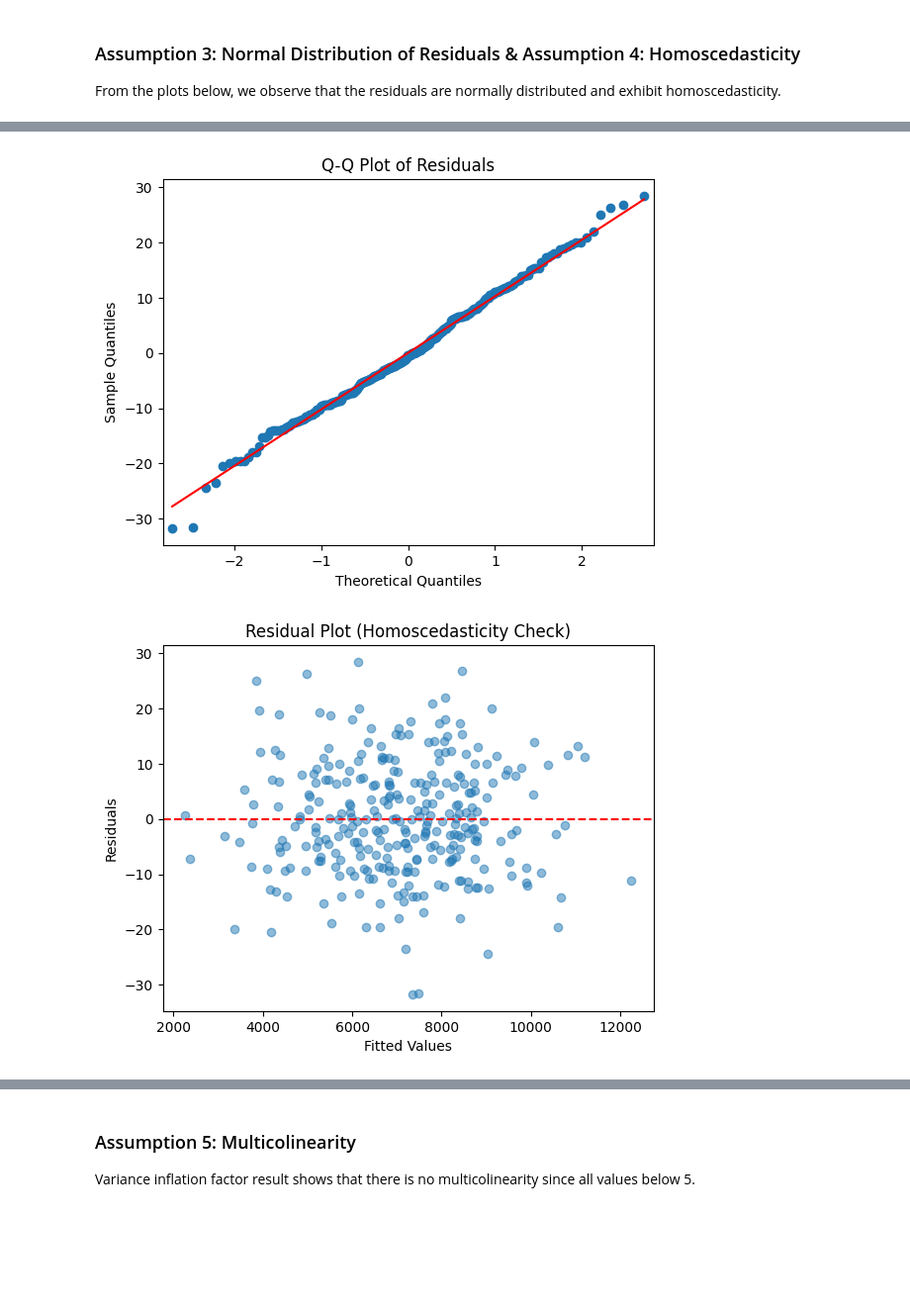
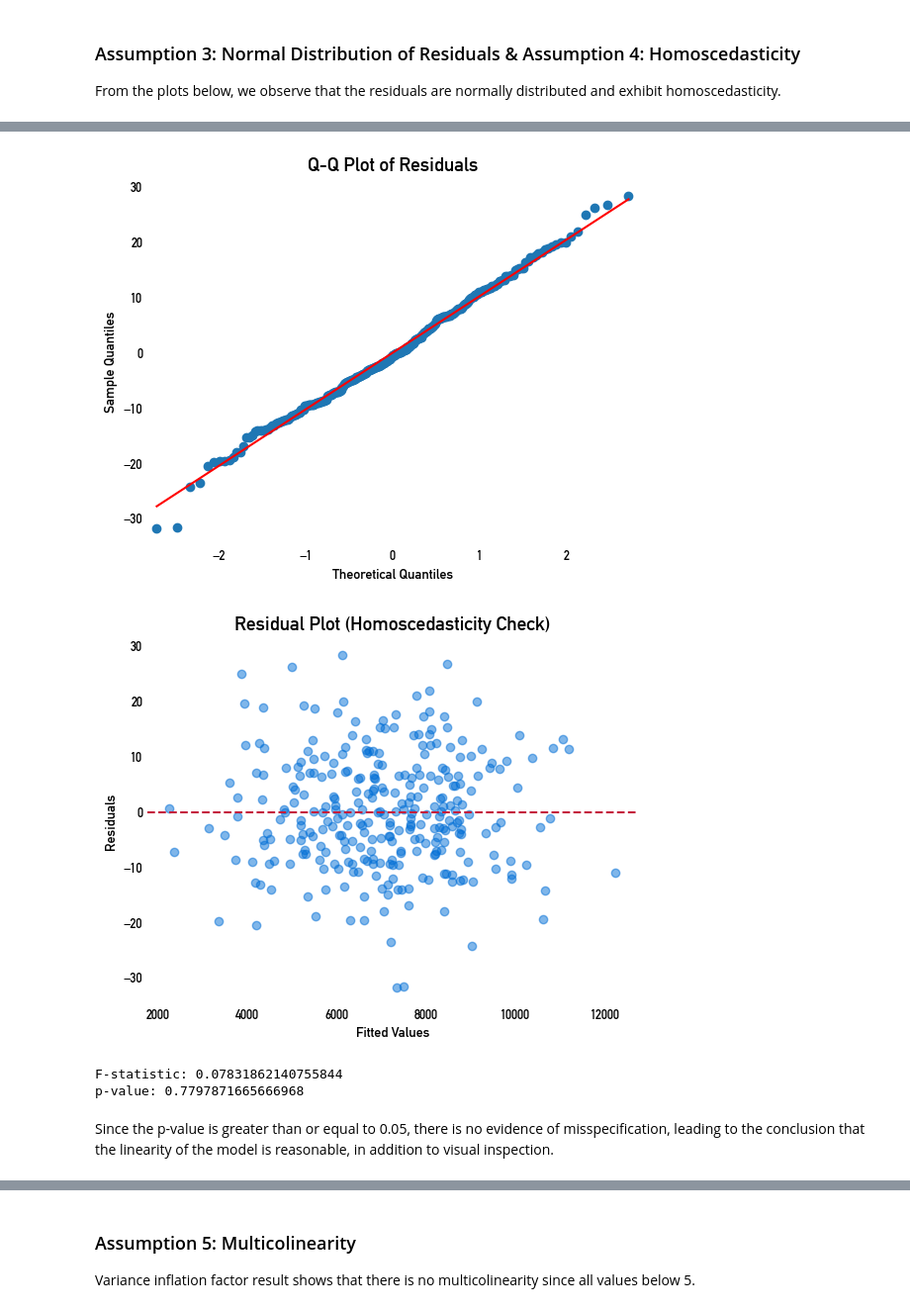
Before and after one commit to emirsglm/advertising-efficiency, a Jupyter notebook: main.ipynb, the cells around one changed output, grey strips where cells are left out. Shown: that part at 99% size. Cells and saved outputs as stored; diff of their text form; code cells hidden in the pictures; blank space fills up the shorter version.

Commit message:
revised plots and explanations

```diff
--- a/main.ipynb
+++ b/main.ipynb
@@ -1,7 +10,7 @@
 # %%
-import kagglehub
 
-# Download latest version
-path = kagglehub.dataset_download("singhnavjot2062001/product-advertising-data")
+# # Download latest version
+# path = kagglehub.dataset_download("singhnavjot2062001/product-advertising-data")
 
-print("Path to dataset files:", path)
+path="/Users/emirysaglam/.cache/kagglehub/datasets/singhnavjot2062001/product-advertising-data/versions/82"
+# print("Path to dataset files:", path)
@@ -44,5 +48,11 @@ df.describe()
 | 50% | 513.970000 | 533.020000 | 528.965000 | 486.385000 | 480.355000 | 451.315000 | ... |
 | 75% | 774.275000 | 745.005000 | 763.345000 | 695.117500 | 703.092500 | 721.065000 | ... |
 | max | 998.100000 | 995.320000 | 999.230000 | 996.160000 | 999.830000 | 987.580000 | ... |
+# %%
+plt.rcParams['font.family'] = 'DIN Alternate'  # fontu DIN olarak ayarladık
+plt.rcParams['axes.titlesize'] = 14
+plt.rcParams['axes.labelsize'] = 12
+plt.rcParams['xtick.labelsize'] = 10
+plt.rcParams['ytick.labelsize'] = 10
 # %% [markdown]
 ## EDA
@@ -281,0 +61,3 @@ The exploratory data analysis (EDA) indicates that affiliate marketing is the mo
+# %%
+df['Total_Spend'] = df["TV"]+df["Billboards"]+df["Google_Ads"]+df["Social_Media"]+df["Influencer_Marketing"]+df["Affiliate_Marketing"]
+df['Cost_Per_Prodcut_Sold'] = df['Total_Spend'] / df["Product_Sold"]
@@ -281,0 +243,2 @@ The exploratory data analysis (EDA) indicates that affiliate marketing is the mo
+# %%
+df.drop(columns=['Above_Below'], inplace=True)
@@ -331,15 +389,31 @@ model_sm = ols(formula, data=df).fit()
 print(model_sm.summary())
 
 # Step 5: Q-Q plot for residuals
-sm.qqplot(model_sm.resid, line='s')
+sm.qqplot(model_sm.resid, line='s', marker='o', color='#006ED6')
 plt.title('Q-Q Plot of Residuals')
+
+# Style adjustments
+plt.tick_params(axis='both', labelsize=9,length=0)
+ax = plt.gca()
+for spine in ax.spines.values():
+    spine.set_visible(False)
+
 plt.show()
 
-plt.scatter(model_sm.fittedvalues, model_sm.resid, alpha=0.5)
+
+plt.scatter(model_sm.fittedvalues, model_sm.resid, alpha=0.5,color='#006ED6')
 plt.xlabel('Fitted Values')
 plt.ylabel('Residuals')
 plt.title('Residual Plot (Homoscedasticity Check)')
-plt.axhline(y=0, color='red', linestyle='--')
+plt.axhline(y=0, color='#C41E3D', linestyle='--')
+
+# Style adjustments
+plt.tick_params(axis='both', labelsize=9,length=0)
+ax = plt.gca()
+for spine in ax.spines.values():
+    spine.set_visible(False)
+
+
 plt.show()
 # %% [output]
                             OLS Regression Results
@@ -352,15 +426,27 @@ Time:                        17:00:06   Log-Likelihood:                -1123.6
 No. Observations:                 300   AIC:                             2261.
 Df Residuals:                     293   BIC:                             2287.
 Df Model:                           6
 Covariance Type:            nonrobust
 ========================================================================================
 ... (16 lines left out)
 Notes:
 [1] Standard Errors assume that the covariance matrix of the errors is correctly specified.
 [2] The condition number is large, 5.67e+03. This might indicate that there are
 strong multicollinearity or other numerical problems.
-[figure, old version]
+[figure, new version]
-[figure, old version]
+[figure, new version]
+# %%
+from statsmodels.stats.diagnostic import linear_reset
+
+# reset test with 2nd and 3rd powers of fitted values
+reset_test = linear_reset(model_sm, power=2, use_f=True)
+print('F-statistic:', reset_test.fvalue)
+print('p-value:', reset_test.pvalue)
+# %% [output]
+F-statistic: 0.07831862140755844
+p-value: 0.7797871665666968
+# %% [markdown]
+Since the p-value is greater than or equal to 0.05, there is no evidence of misspecification, leading to the conclusion that the linearity of the model is reasonable, in addition to visual inspection.
 # %%
 anova_table = sm.stats.anova_lm(model_sm, typ=2)
 anova_table = anova_table[anova_table["PR(>F)"] < 0.05].sort_values(by="sum_sq", ascending=False)
```
Also changed, not shown: parts of 49 cells of this notebook, 1 other file.
